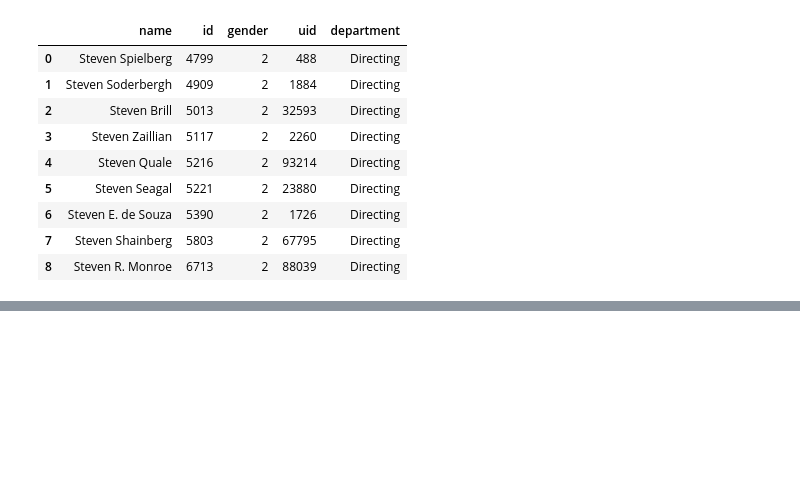
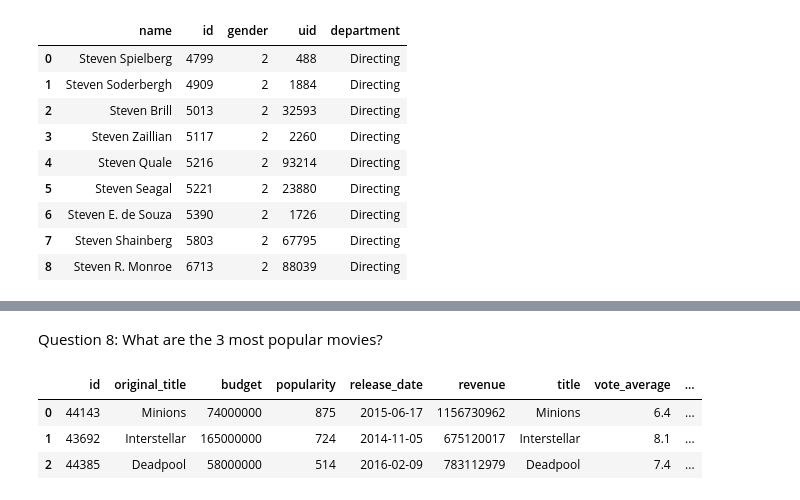
Before and after one commit to QiCai1995/IMDb-Project-SQL, a Jupyter notebook: practice.ipynb, the cells around one changed output, grey strips where cells are left out. Cells and saved outputs as stored; diff of their text form; code cells hidden in the pictures; blank space fills up the shorter version.

```diff
--- a/practice.ipynb
+++ b/practice.ipynb
@@ -115,0 +152,16 @@ Directors_w_steven
+# %% [markdown]
+Question 8: What are the 3 most popular movies?
+# %%
+query = """
+        SELECT *
+        FROM movies
+        ORDER BY popularity DESC
+        LIMIT 3;
+        """
+most_popular_movies = pd.read_sql(query, connection)
+most_popular_movies
+# %% [output]
+|  | id | original_title | budget | popularity | release_date | revenue | title | vote_average | ... |
+| 0 | 44143 | Minions | 74000000 | 875 | 2015-06-17 | 1156730962 | Minions | 6.4 | ... |
+| 1 | 43692 | Interstellar | 165000000 | 724 | 2014-11-05 | 675120017 | Interstellar | 8.1 | ... |
+| 2 | 44385 | Deadpool | 58000000 | 514 | 2016-02-09 | 783112979 | Deadpool | 7.4 | ... |
```
Also changed, not shown: parts of 13 cells of this notebook.
